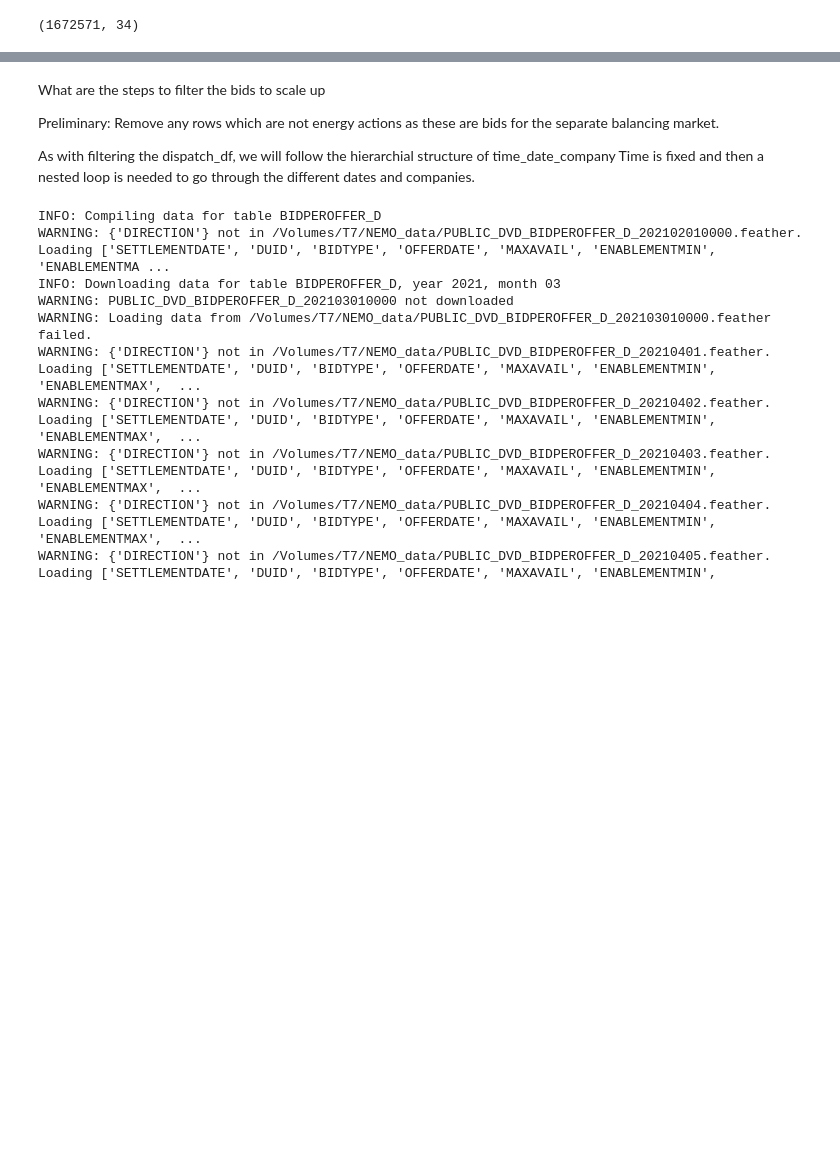
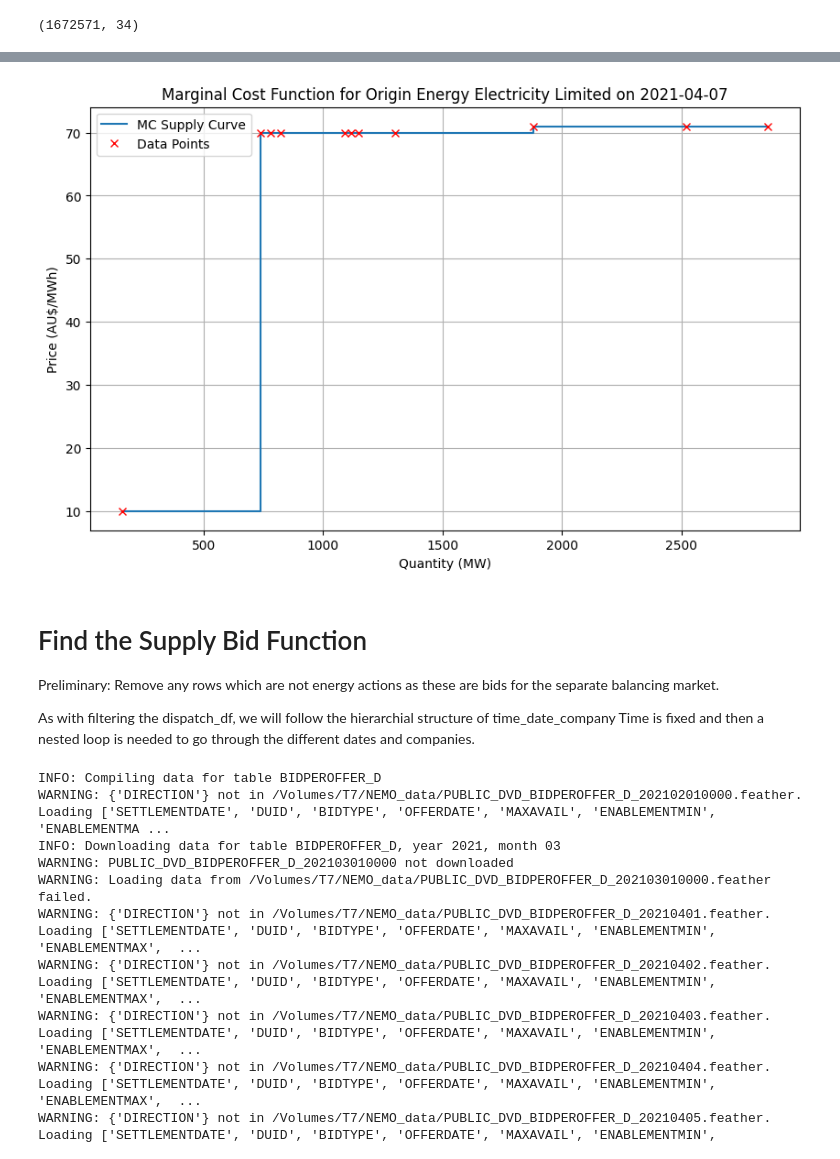
Before and after one commit to daniel-seymour/aus-electricity-auctions, a Jupyter notebook: data_analysis_code/marginal-cost-NEMO-calculations.ipynb, the cells around one changed output, grey strips where cells are left out. Cells and saved outputs as stored; diff of their text form; code cells hidden in the pictures; blank space fills up the shorter version.

Commit message:
troubleshooting graph

```diff
--- a/data_analysis_code/marginal-cost-NEMO-calculations.ipynb
+++ b/data_analysis_code/marginal-cost-NEMO-calculations.ipynb
@@ -173,7 +185,7 @@ dispatch_df_time_date = dispatch_df_time[dispatch_df_time['SETTLEMENTDATE'].asty
 # %%
 # Filter for 'Origin Energy Electricity Limited' as it's the company with the largest number of power stations
 # We join the dispatch_units and the dispatch_load tables on DUID
-dispatch_df_time_date_company = dispatch_df_time_date[dispatch_df_time_date["Participant"] == "Origin Energy Electricity Limited"]
+dispatch_df_time_date_company = dispatch_df_time_date[dispatch_df_time_date["Participant"] == firm_i]
 
 dispatch_df_time_date_company
 # %% [output]
@@ -191,0 +206,6 @@ dispatch_df_time_date_company
+# %%
+dispatch_df_time_date_company.loc[:, "AU$/MWh"] = (
+    dispatch_df_time_date_company["Fuel Source - Descriptor"].map(cost_estimates)
+)
+
+dispatch_df_time_date_company
@@ -191,0 +225,4 @@ dispatch_df_time_date_company
+# %%
+# Sorting by MC per MW/h as a firm would dispatch their lowest cost power stations first
+dispatch_df_time_date_company = dispatch_df_time_date_company.sort_values("AU$/MWh")
+dispatch_df_time_date_company
@@ -191,0 +252,3 @@ dispatch_df_time_date_company
+# %%
+# Compute the cumulative capacity using the 'MAXAVAIL_x' column
+dispatch_df_time_date_company['CumulativeCapacity'] = dispatch_df_time_date_company['AVAILABILITY'].cumsum()
@@ -192,5 +270,41 @@ dispatch_df_time_date_company
+# %%
+# Plot the Marginal Cost curve for firm i
+
+# 3. Plot the stepwise MC (price) function
+plt.figure(figsize=(10, 6))
+
+# Plot the step function (supply curve)
+plt.step(
+    dispatch_df_time_date_company['CumulativeCapacity'],
+    dispatch_df_time_date_company['AU$/MWh'],
+    where='post',
+    label="MC Supply Curve"
+)
+
+# 4. Overlay cross markers for each data point
+plt.plot(
+    dispatch_df_time_date_company['CumulativeCapacity'],
+    dispatch_df_time_date_company['AU$/MWh'],
+    linestyle="None",   # no line, only markers
+    marker="x",         # cross markers
+    color="red",
+    label="Data Points"
+)
+
+# 5. Label the axes
+plt.xlabel("Quantity (MW)")
+plt.ylabel("Price (AU$/MWh)")
+plt.title(f"Marginal Cost Function for {firm_i} on {date}")
+
+# Add a legend and grid for clarity
+plt.legend()
+plt.grid(True)
+
+plt.show()
+# %% [output]
+[figure, added]
 # %% [markdown]
-What are the steps to filter the bids to scale up
+# Find the Supply Bid Function
 
 Preliminary:
 Remove any rows which are not energy actions as these are bids for the separate balancing market.
```
Also changed, not shown: parts of 68 cells of this notebook.
